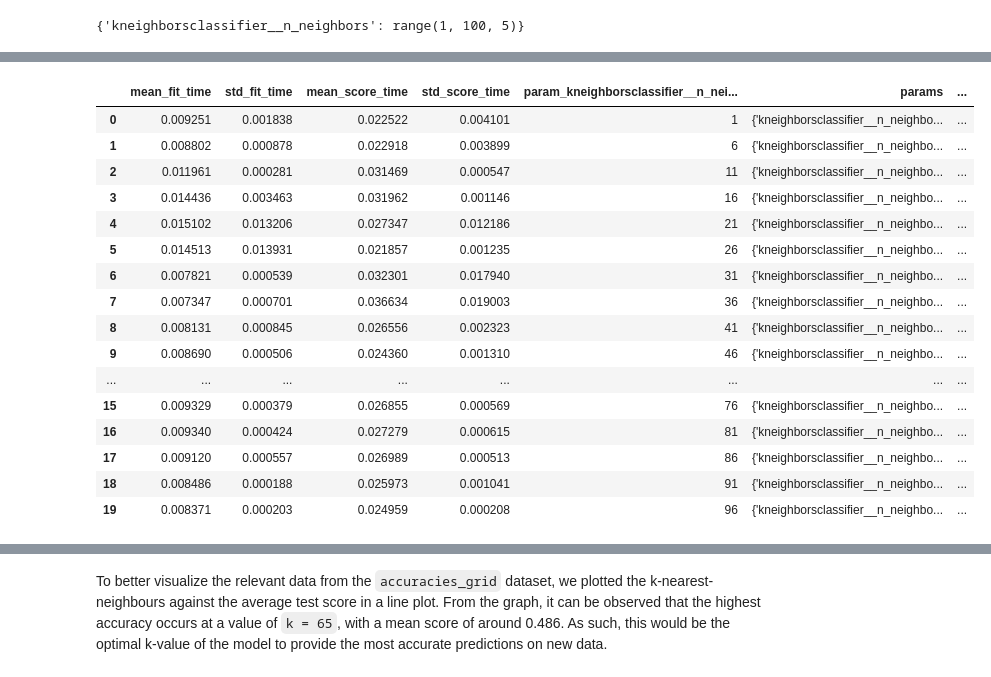
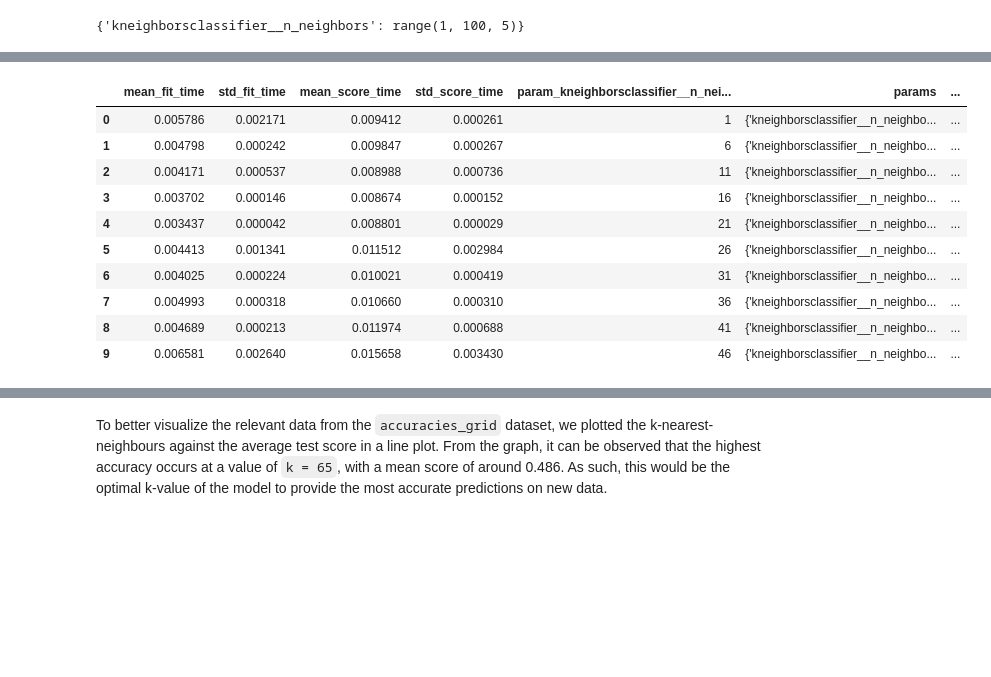
Before and after one commit to kennaroozendaal/DSCI-100-Group-Project-15-, a Jupyter notebook: Project/group15_report.ipynb, the cells around one changed output, grey strips where cells are left out. Drawn from its saved outputs; the diff is of its cells as text; code cells hidden in the pictures; blank space fills up the shorter version.

```diff
--- a/Project/group15_report.ipynb
+++ b/Project/group15_report.ipynb
@@ -292,29 +308,23 @@ GridSearchCV(cv=5,
 # %%
 #use fit to begin tuning process
 accuracies_grid = pd.DataFrame(
     cmc_tune_grid
     .fit(cmc_train.loc[:, ["wife_age", "wife_education", "wife_religion", "standard_of_living_index"]],
          cmc_train["contraceptive_method_used"]
         ).cv_results_)
-accuracies_grid
+accuracies_grid.head(10)
 # %% [output]
 |  | mean_fit_time | std_fit_time | mean_score_time | std_score_time | param_kneighborsclassifier__n_nei... | params | ... |
-| 0 | 0.009251 | 0.001838 | 0.022522 | 0.004101 | 1 | {'kneighborsclassifier__n_neighbo... | ... |
-| 1 | 0.008802 | 0.000878 | 0.022918 | 0.003899 | 6 | {'kneighborsclassifier__n_neighbo... | ... |
-| 2 | 0.011961 | 0.000281 | 0.031469 | 0.000547 | 11 | {'kneighborsclassifier__n_neighbo... | ... |
-| 3 | 0.014436 | 0.003463 | 0.031962 | 0.001146 | 16 | {'kneighborsclassifier__n_neighbo... | ... |
-| 4 | 0.015102 | 0.013206 | 0.027347 | 0.012186 | 21 | {'kneighborsclassifier__n_neighbo... | ... |
-| 5 | 0.014513 | 0.013931 | 0.021857 | 0.001235 | 26 | {'kneighborsclassifier__n_neighbo... | ... |
-| 6 | 0.007821 | 0.000539 | 0.032301 | 0.017940 | 31 | {'kneighborsclassifier__n_neighbo... | ... |
-| 7 | 0.007347 | 0.000701 | 0.036634 | 0.019003 | 36 | {'kneighborsclassifier__n_neighbo... | ... |
-| 8 | 0.008131 | 0.000845 | 0.026556 | 0.002323 | 41 | {'kneighborsclassifier__n_neighbo... | ... |
-| 9 | 0.008690 | 0.000506 | 0.024360 | 0.001310 | 46 | {'kneighborsclassifier__n_neighbo... | ... |
-| ... | ... | ... | ... | ... | ... | ... | ... |
-| 15 | 0.009329 | 0.000379 | 0.026855 | 0.000569 | 76 | {'kneighborsclassifier__n_neighbo... | ... |
-| 16 | 0.009340 | 0.000424 | 0.027279 | 0.000615 | 81 | {'kneighborsclassifier__n_neighbo... | ... |
-| 17 | 0.009120 | 0.000557 | 0.026989 | 0.000513 | 86 | {'kneighborsclassifier__n_neighbo... | ... |
-| 18 | 0.008486 | 0.000188 | 0.025973 | 0.001041 | 91 | {'kneighborsclassifier__n_neighbo... | ... |
-| 19 | 0.008371 | 0.000203 | 0.024959 | 0.000208 | 96 | {'kneighborsclassifier__n_neighbo... | ... |
+| 0 | 0.005786 | 0.002171 | 0.009412 | 0.000261 | 1 | {'kneighborsclassifier__n_neighbo... | ... |
+| 1 | 0.004798 | 0.000242 | 0.009847 | 0.000267 | 6 | {'kneighborsclassifier__n_neighbo... | ... |
+| 2 | 0.004171 | 0.000537 | 0.008988 | 0.000736 | 11 | {'kneighborsclassifier__n_neighbo... | ... |
+| 3 | 0.003702 | 0.000146 | 0.008674 | 0.000152 | 16 | {'kneighborsclassifier__n_neighbo... | ... |
+| 4 | 0.003437 | 0.000042 | 0.008801 | 0.000029 | 21 | {'kneighborsclassifier__n_neighbo... | ... |
+| 5 | 0.004413 | 0.001341 | 0.011512 | 0.002984 | 26 | {'kneighborsclassifier__n_neighbo... | ... |
+| 6 | 0.004025 | 0.000224 | 0.010021 | 0.000419 | 31 | {'kneighborsclassifier__n_neighbo... | ... |
+| 7 | 0.004993 | 0.000318 | 0.010660 | 0.000310 | 36 | {'kneighborsclassifier__n_neighbo... | ... |
+| 8 | 0.004689 | 0.000213 | 0.011974 | 0.000688 | 41 | {'kneighborsclassifier__n_neighbo... | ... |
+| 9 | 0.006581 | 0.002640 | 0.015658 | 0.003430 | 46 | {'kneighborsclassifier__n_neighbo... | ... |
 # %%
 #use a graph to determine the K value with the highest accuracy
 accuracy_vs_k = (
```
Also changed, not shown: parts of 10 cells of this notebook, 1 other file.
